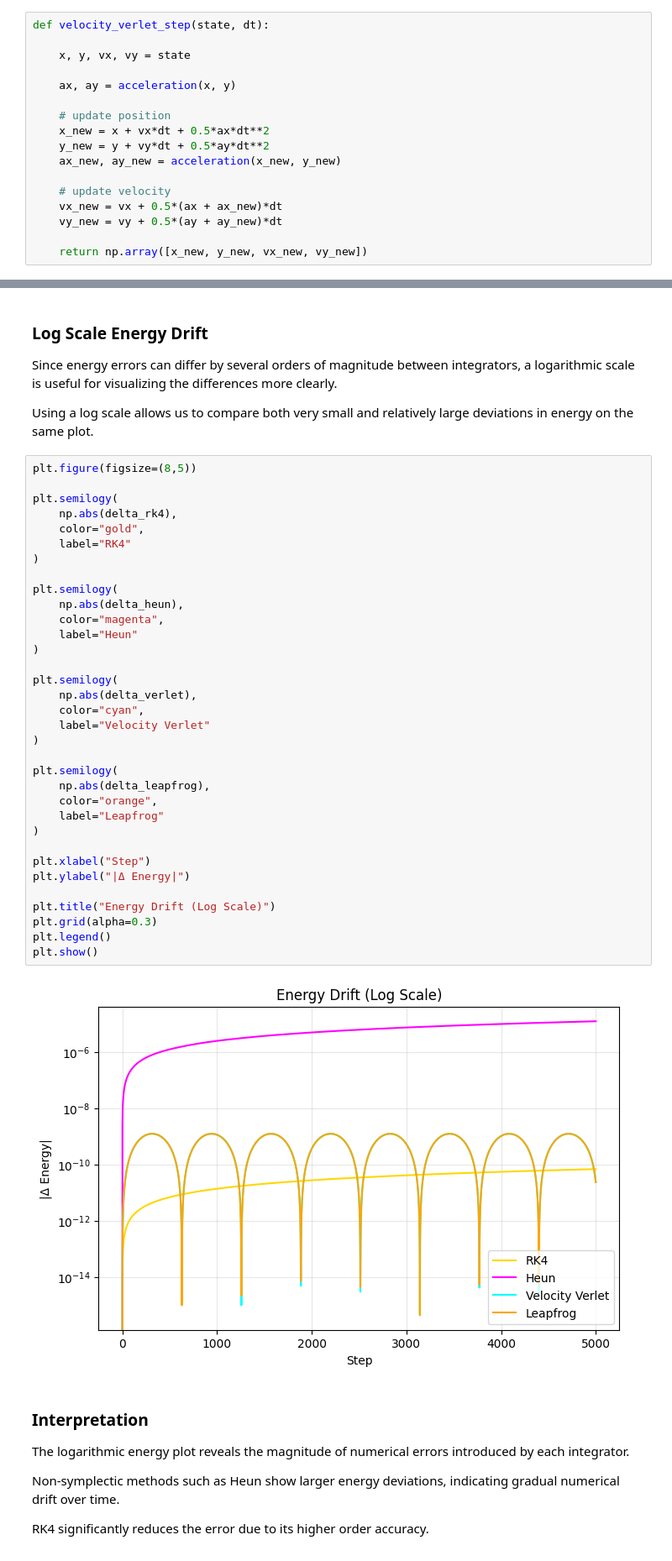
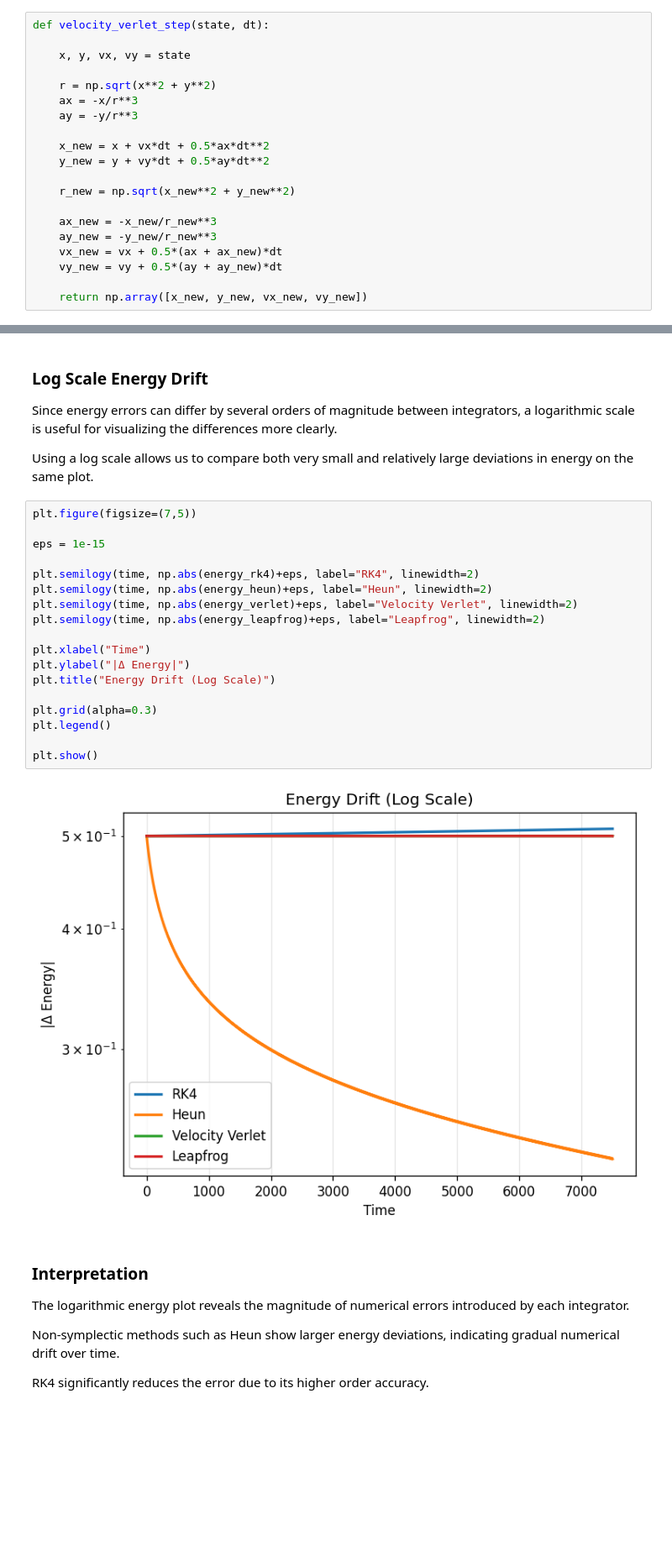
Before and after one commit to swayambel/orbital-integrator-stability, a Jupyter notebook: orbital_integrators.ipynb, the cells around one changed output, grey strips where cells are left out. Shown at 84% size. Drawn from its saved outputs; the diff is of its cells as text; blank space fills up the shorter version.

```diff
--- a/orbital_integrators.ipynb
+++ b/orbital_integrators.ipynb
@@ -250,14 +267,17 @@ def velocity_verlet_step(state, dt):
 
     x, y, vx, vy = state
 
-    ax, ay = acceleration(x, y)
+    r = np.sqrt(x**2 + y**2)
+    ax = -x/r**3
+    ay = -y/r**3
 
-    # update position
     x_new = x + vx*dt + 0.5*ax*dt**2
     y_new = y + vy*dt + 0.5*ay*dt**2
-    ax_new, ay_new = acceleration(x_new, y_new)
 
-    # update velocity
+    r_new = np.sqrt(x_new**2 + y_new**2)
+
+    ax_new = -x_new/r_new**3
+    ay_new = -y_new/r_new**3
     vx_new = vx + 0.5*(ax + ax_new)*dt
     vy_new = vy + 0.5*(ay + ay_new)*dt
 
@@ -609,41 +579,25 @@ Since energy errors can differ by several orders of magnitude between integrator
 
 Using a log scale allows us to compare both very small and relatively large deviations in energy on the same plot.
 # %%
-plt.figure(figsize=(8,5))
+plt.figure(figsize=(7,5))
 
-plt.semilogy(
-    np.abs(delta_rk4),
-    color="gold",
-    label="RK4"
-)
+eps = 1e-15
 
-plt.semilogy(
-    np.abs(delta_heun),
-    color="magenta",
-    label="Heun"
-)
+plt.semilogy(time, np.abs(energy_rk4)+eps, label="RK4", linewidth=2)
+plt.semilogy(time, np.abs(energy_heun)+eps, label="Heun", linewidth=2)
+plt.semilogy(time, np.abs(energy_verlet)+eps, label="Velocity Verlet", linewidth=2)
+plt.semilogy(time, np.abs(energy_leapfrog)+eps, label="Leapfrog", linewidth=2)
 
-plt.semilogy(
-    np.abs(delta_verlet),
-    color="cyan",
-    label="Velocity Verlet"
-)
+plt.xlabel("Time")
+plt.ylabel("|Δ Energy|")
+plt.title("Energy Drift (Log Scale)")
 
-plt.semilogy(
-    np.abs(delta_leapfrog),
-    color="orange",
-    label="Leapfrog"
-)
-
-plt.xlabel("Step")
-plt.ylabel("|Δ Energy|")
-
-plt.title("Energy Drift (Log Scale)")
 plt.grid(alpha=0.3)
 plt.legend()
+
 plt.show()
 # %% [output]
-[figure, old version]
+[figure, new version]
 # %% [markdown]
 ### Interpretation
 
```
Also changed, not shown: parts of 25 cells of this notebook.
